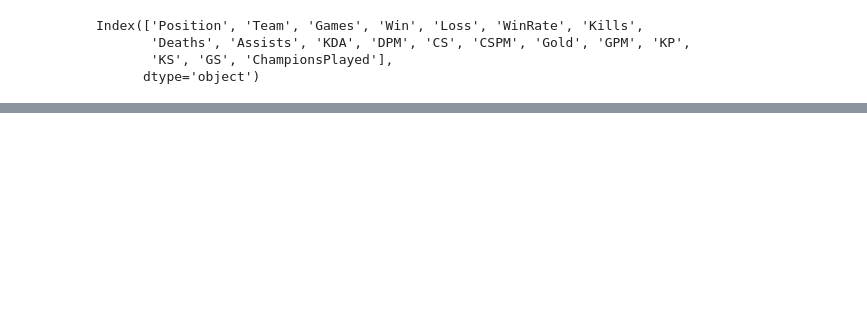
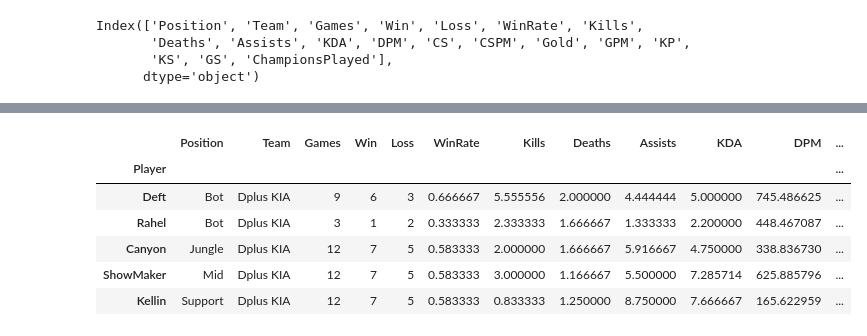
Before and after one commit to posky/LoL-Esports, a Jupyter notebook: lol_stats.ipynb, the cells around one changed output, grey strips where cells are left out. Cells and saved outputs as stored; diff of their text form; code cells hidden in the pictures; blank space fills up the shorter version.

Commit message:
add comparing upcoming matches

```diff
--- a/lol_stats.ipynb
+++ b/lol_stats.ipynb
@@ -312,0 +368,7 @@ fig.show()
+# %%
+page = "LCK/2023 Season/Summer Season"
+match_schedules = get_match_schedule(where=f'MS.OverviewPage="{page}"').sort_values(
+    by=["DateTime UTC"], ignore_index=True
+)
+match_schedules = match_schedules.loc[match_schedules['Winner'].isna()].reset_index(drop=True)
+match_schedules.head()
@@ -312,0 +382,9 @@ fig.show()
+# %%
+team_names = reduce(
+    lambda x, y: x + y,
+    map(
+        lambda x: [x.Team1, x.Team2],
+        match_schedules.head(2)[["Team1", "Team2"]].itertuples(),
+    ),
+)
+team_names
@@ -312,0 +442,13 @@ fig.show()
+# %%
+target_players_stats = players_stats.loc[
+    players_stats["Team"].isin(team_names)
+].sort_values(by=["Team"], key=lambda x: [team_names.index(value) for value in x])
+target_players_stats.head()
+# %% [output]
+|  | Position | Team | Games | Win | Loss | WinRate | Kills | Deaths | Assists | KDA | DPM | ... |
+| Player |  |  |  |  |  |  |  |  |  |  |  | ... |
+| Deft | Bot | Dplus KIA | 9 | 6 | 3 | 0.666667 | 5.555556 | 2.000000 | 4.444444 | 5.000000 | 745.486625 | ... |
+| Rahel | Bot | Dplus KIA | 3 | 1 | 2 | 0.333333 | 2.333333 | 1.666667 | 1.333333 | 2.200000 | 448.467087 | ... |
+| Canyon | Jungle | Dplus KIA | 12 | 7 | 5 | 0.583333 | 2.000000 | 1.666667 | 5.916667 | 4.750000 | 338.836730 | ... |
+| ShowMaker | Mid | Dplus KIA | 12 | 7 | 5 | 0.583333 | 3.000000 | 1.166667 | 5.500000 | 7.285714 | 625.885796 | ... |
+| Kellin | Support | Dplus KIA | 12 | 7 | 5 | 0.583333 | 0.833333 | 1.250000 | 8.750000 | 7.666667 | 165.622959 | ... |
```
Also changed, not shown: parts of 19 cells of this notebook.
